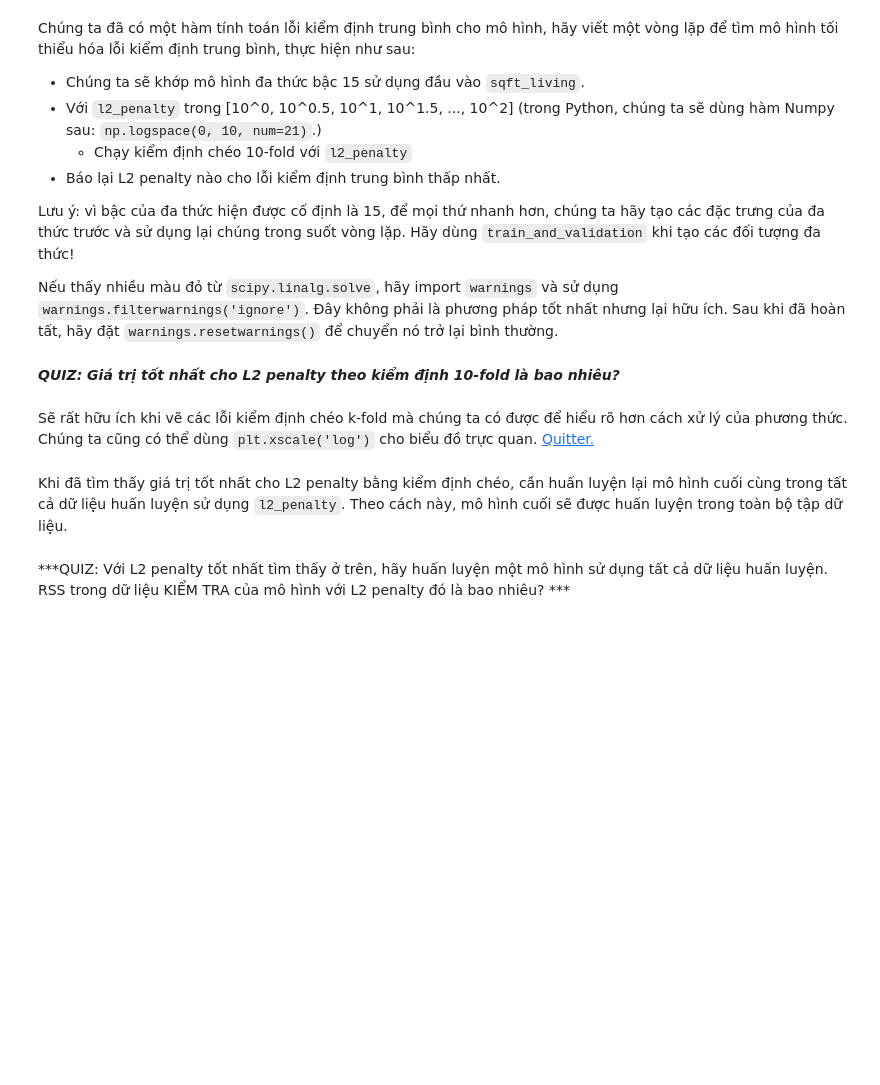
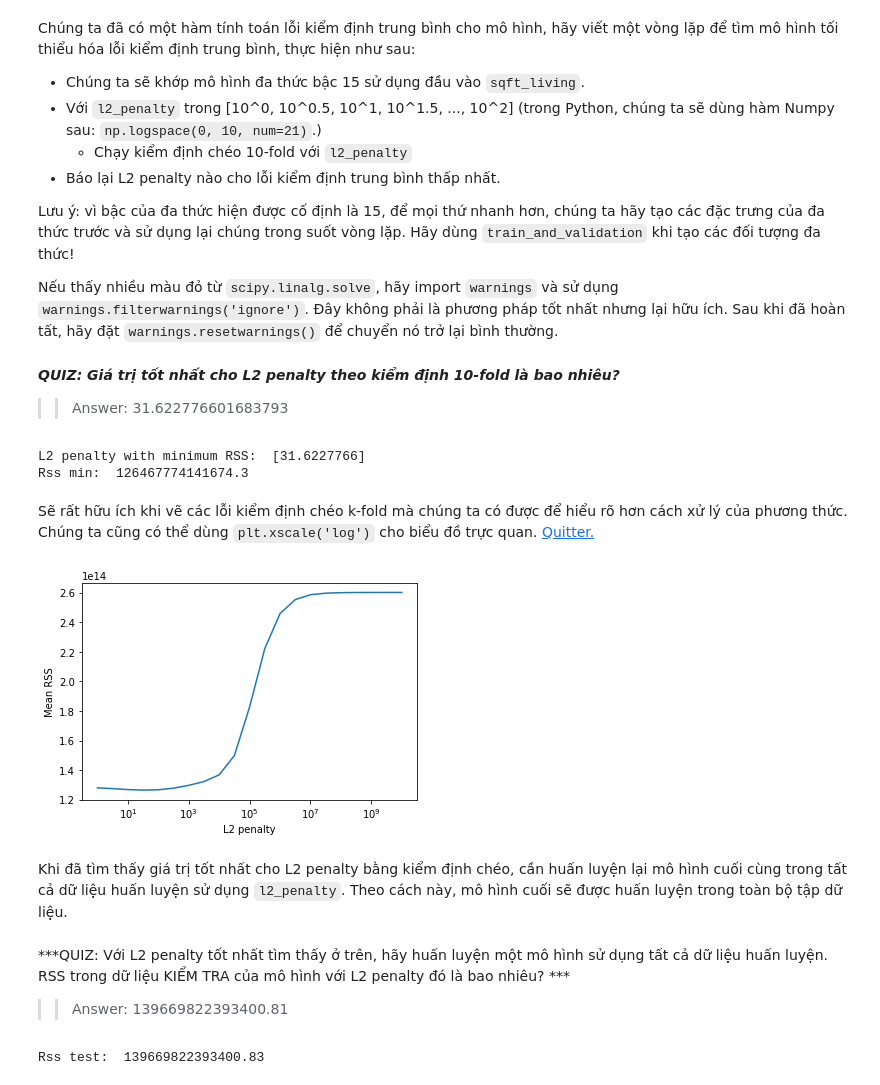
Before and after one commit to aidino/funix, a Jupyter notebook: labs/c2-regression/lab-4.ipynb, the cells around one changed output. Drawn from its saved outputs; the diff is of its cells as text; code cells hidden in the pictures; blank space fills up the shorter version.

```diff
--- a/labs/c2-regression/lab-4.ipynb
+++ b/labs/c2-regression/lab-4.ipynb
@@ -40,3 +23,5 @@ def polynomial_dataframe(feature, degree):
+# %%
+polynomial_dataframe = reg_utils.polynomial_dataframe
 # %% [markdown]
 Chúng ta sẽ dùng matplotlib để hiển thị xem hồi quy đa thức trông như thế nào với dữ liệu nhà ở.
 # %%
@@ -289,6 +304,7 @@ print(first_two.append(last_two))
 Trích xuất phần dữ liệu còn lại sau khi đã *loại trừ* segment thứ 4 (segment 3) và gán tập con cho `train4`.
 # %%
 # segment thứ 4 bắt đầu và kết thúc ở đâu? .append có tác dụng gì?
+train4 = train_and_validation[0:start_index_val4].append(train_and_validation[end_index_val4+1:n])
 # %% [markdown]
 Để xác minh rằng chúng ta đã trích xuất đúng các phần tử, hãy chạy cell sau, cell này sẽ tính giá trung bình của segment thứ tư. Khi làm tròn đến số nguyên gần nhất, giá trị trung bình sẽ là 540,120 USD.
 # %%
@@ -311,3 +336,22 @@ def k_fold_cross_validation(k, l2_penalty, data, output_name, features_list):
+# %%
+def k_fold_cross_validation(k, l2_penalty, data, output_name, features_list):
+    scaler = StandardScaler()
+    total_rss = 0
+    for i in range(k):
+        start_index_val = (n*i)//k
+        end_index_val = (n*(i+1))//k-1
+        validation = data[start_index_val:end_index_val+1]
+        train = data[0:start_index_val].append(data[end_index_val+1:n])
+
+        train_features = scaler.fit_transform(train[features_list].values)
+        validation_features = scaler.transform(validation[features_list].values)
+
+        model = Ridge(alpha=l2_penalty).fit(train_features, train['price'])
+        predicted = model.predict(validation_features)
+        rss = ((validation['price'] - predicted)**2).sum()
+        total_rss += rss
+    mean_error = total_rss/k
+    return mean_error
 # %% [markdown]
 Chúng ta đã có một hàm tính toán lỗi kiểm định trung bình cho mô hình, hãy viết một vòng lặp để tìm mô hình tối thiểu hóa lỗi kiểm định trung bình, thực hiện như sau:
 * Chúng ta sẽ khớp mô hình đa thức bậc 15 sử dụng đầu vào `sqft_living`.
@@ -323,8 +365,37 @@ Nếu thấy nhiều màu đỏ từ `scipy.linalg.solve`, hãy import `warnings
+# %%
+# Hãy thực hành
+output_name = 'price'
+data = reg_utils.polynomial_dataframe(train_and_validation['sqft_living'], 15)
+data[output_name] = train_and_validation[output_name]
+features_list =  ["power_"+str(i) for i in range(1,16)]
+l2_penalties = np.logspace(0, 10, num=21)
+k_fold = 10
+
+all_mean_rss = []
+for penalty in l2_penalties:
+    mean_error = k_fold_cross_validation(k_fold, penalty, data, output_name, features_list)
+    all_mean_rss.append(mean_error)
 # %% [markdown]
 ***QUIZ:  Giá trị tốt nhất cho L2 penalty theo kiểm định 10-fold là bao nhiêu?***
+>> Answer: 31.622776601683793
+# %%
+rss_min = np.min(all_mean_rss)
+rss_min_index = np.where(all_mean_rss == rss_min)
+l2_with_rss_min = l2_penalties[rss_min_index]
+print('L2 penalty with minimum RSS: ', l2_with_rss_min)
+print('Rss min: ', rss_min)
+# %% [output]
+L2 penalty with minimum RSS:  [31.6227766]
+Rss min:  126467774141674.3
 # %% [markdown]
 Sẽ rất hữu ích khi vẽ các lỗi kiểm định chéo k-fold mà chúng ta có được để hiểu rõ hơn cách xử lý của phương thức. Chúng ta cũng có thể dùng `plt.xscale('log')` cho biểu đồ trực quan. [Quitter.](https://xkcd.com/1162/)
 # %%
 # Vẽ các giá trị l2-penalty (có thể trong log) trên trục x và lỗi kiểm định chéo trên trục y
+plt.plot(l2_penalties, all_mean_rss)
+plt.xlabel('L2 penalty')
+plt.ylabel('Mean RSS')
+plt.xscale('log')
+# %% [output]
+[figure, added]
 # %% [markdown]
 Khi đã tìm thấy giá trị tốt nhất cho L2 penalty bằng kiểm định chéo, cần huấn luyện lại mô hình cuối cùng trong tất cả dữ liệu huấn luyện sử dụng `l2_penalty`. Theo cách này, mô hình cuối sẽ được huấn luyện trong toàn bộ tập dữ liệu.
@@ -331,2 +409,16 @@ Khi đã tìm thấy giá trị tốt nhất cho L2 penalty bằng kiểm địn
 # %% [markdown]
 ***QUIZ: Với L2 penalty tốt nhất tìm thấy ở trên, hãy huấn luyện một mô hình sử dụng tất cả dữ liệu huấn luyện. RSS trong dữ liệu KIỂM TRA của mô hình với L2 penalty đó là bao nhiêu? ***
+
+>> Answer: 139669822393400.81
+# %%
+#scaler = StandardScaler()
+test_poly_data = reg_utils.polynomial_dataframe(test_data['sqft_living'], 15)
+test_features = scaler.transform(test_poly_data.values)
+label = test_data['price'].values
+
+predicted = model.predict(test_features)
+
+rss = ((label - predicted)**2).sum()
+print('Rss test: %.5E'% rss)
+# %% [output]
+Rss test:  139669822393400.83
```
Also changed, not shown: parts of 16 cells of this notebook, 3 other files.
